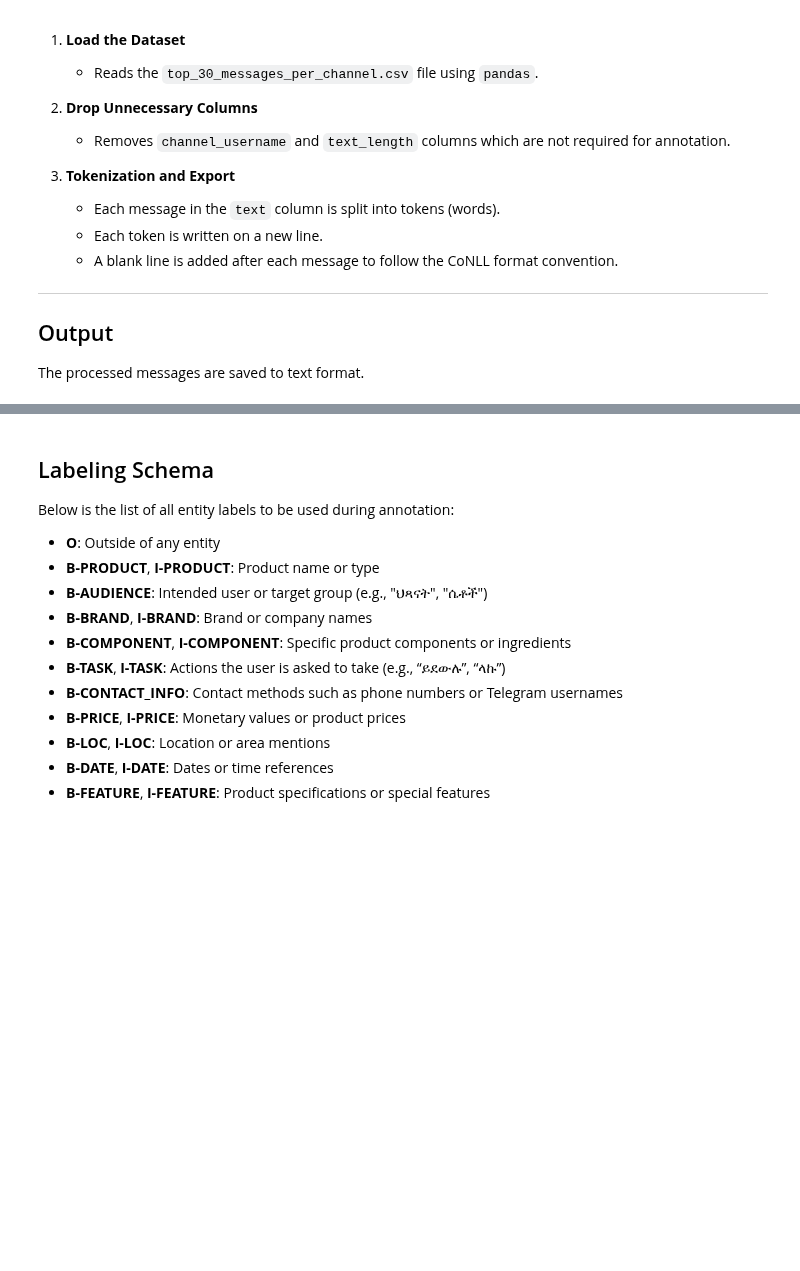
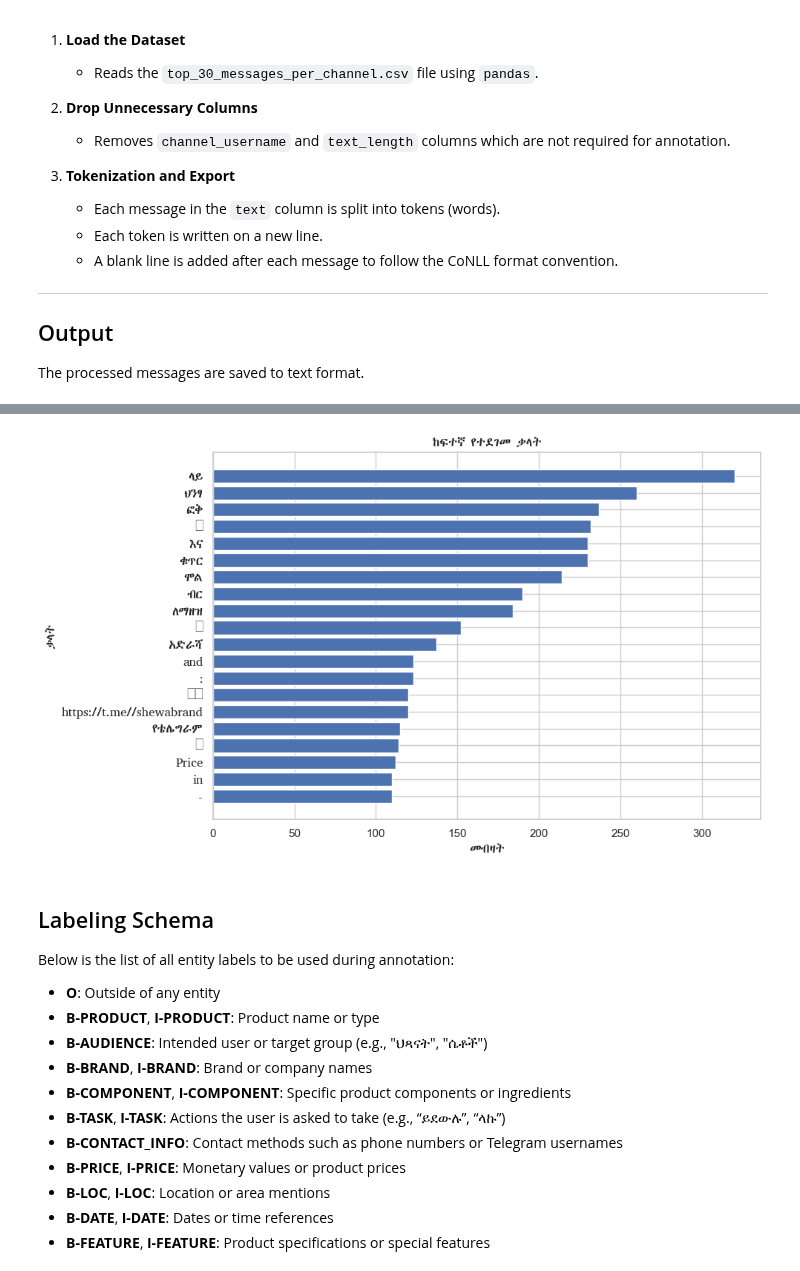
Before and after one commit to sumeyaaaa/-Amharic-E-commerce-Data-Extractor, a Jupyter notebook: notebook/task-2/coNull.ipynb, the cells around one changed output, grey strips where cells are left out. Cells and saved outputs as stored; diff of their text form; code cells hidden in the pictures; blank space fills up the shorter version.

```diff
--- a/notebook/task-2/coNull.ipynb
+++ b/notebook/task-2/coNull.ipynb
@@ -56,3 +73,15 @@ export_conll_tokens(df, "conll_ready_tokenized.txt")
+# %%
+from visualization import plot_top_words
+
+plot_top_words(
+    df,
+    text_column="text",
+    top_n=20,
+    title="ከፍተኛ የተደገመ ቃላት",
+    font_path=r"C:\Users\ABC\Downloads\AbyssinicaSIL-2.300\AbyssinicaSIL-2.300\AbyssinicaSIL-Regular.ttf"
+)
+# %% [output]
+[figure, added]
 # %% [markdown]
 
 ## Labeling Schema
```
Also changed, not shown: parts of 1 cell of this notebook, 2 other files.
